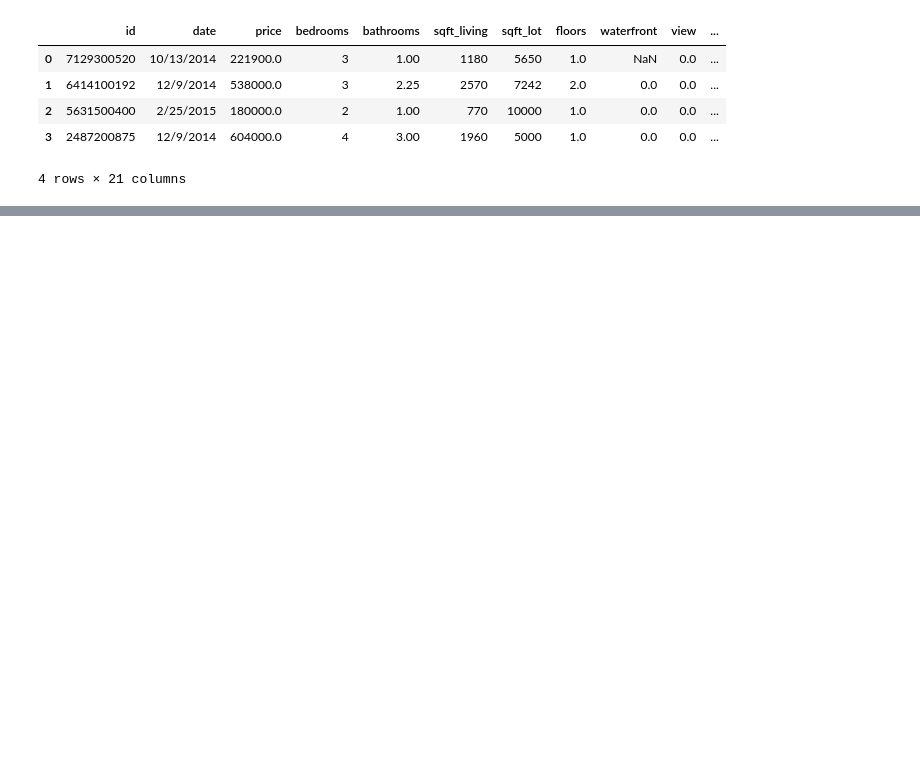
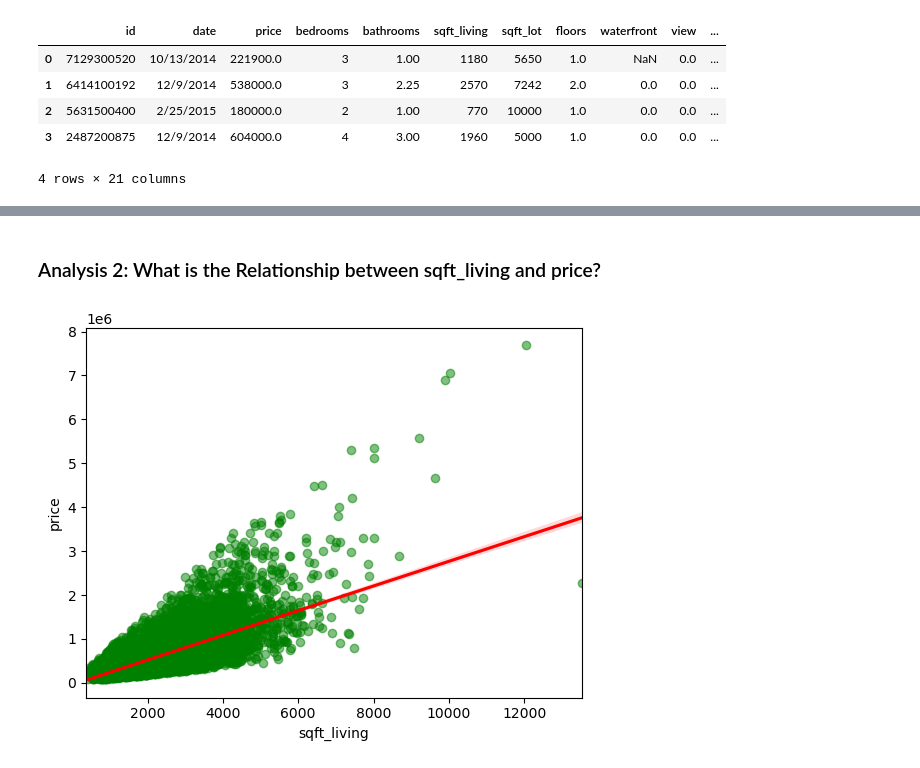
Before and after one commit to MMJGGR/Phase_2_project, a Jupyter notebook: work_in_progress/Rose.ipynb, the cells around one changed output, grey strips where cells are left out. Saved outputs shown, nothing was run; the diff lists cells and outputs as text; code cells hidden in the pictures; blank space fills up the shorter version.

```diff
--- a/work_in_progress/Rose.ipynb
+++ b/work_in_progress/Rose.ipynb
@@ -23,0 +268,8 @@ data.head()
+# %% [markdown]
+### Analysis 2: What is the Relationship between sqft_living and price?
+# %%
+sns.regplot(x = data2['sqft_living'], y = data2['price'],
+            scatter_kws = {"color": "green", "alpha": 0.5},
+            line_kws = {"color": "red"});
+# %% [output]
+[figure, added]
```
Also changed, not shown: parts of 88 cells of this notebook.
